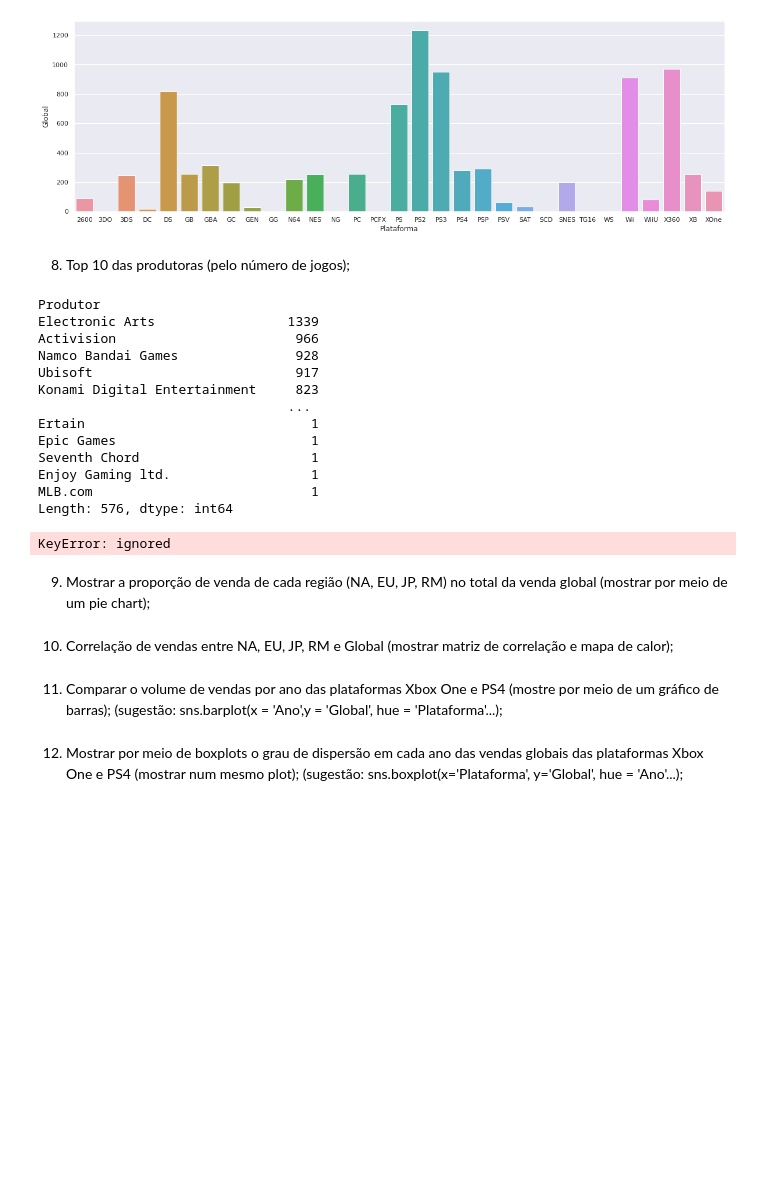
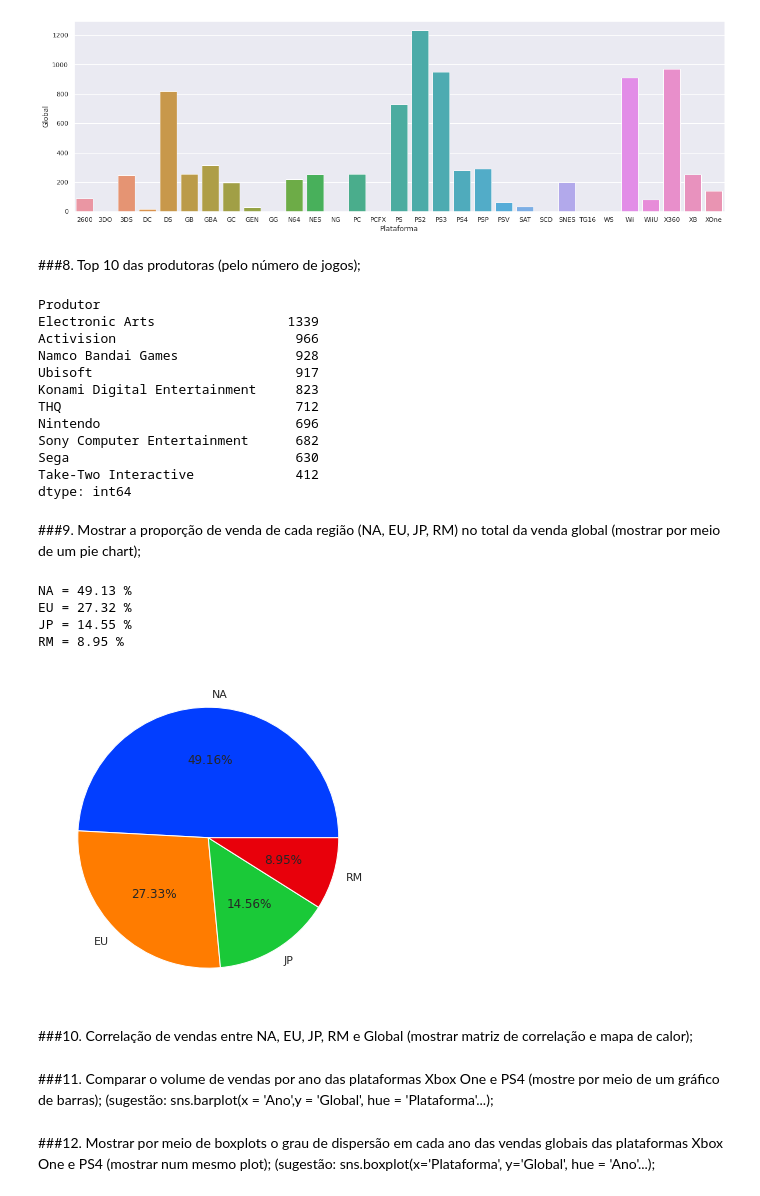
Before and after one commit to nicholascfp/DSBD, a Jupyter notebook: Notebooks/Tarefa_3_6_Nícholas.ipynb, the cells around one changed output. Cells and saved outputs as stored; diff of their text form; code cells hidden in the pictures; blank space fills up the shorter version.

```diff
--- a/Notebooks/Tarefa_3_6_Nícholas.ipynb
+++ b/Notebooks/Tarefa_3_6_Nícholas.ipynb
@@ -301,15 +301,10 @@ plt.show()
 30       XOne   141.06
 [figure]
 # %% [markdown]
-8. Top 10 das produtoras (pelo número de jogos);
+###8. Top 10 das produtoras (pelo número de jogos);
 # %%
-producers = df.value_counts(subset= ['Produtor'], ascending = False)
-print(producers)
+top_10_producers = df.value_counts(subset= ['Produtor'], dropna = True, ascending = False)
 
-top_10_producers = df.sort_values(by = producers)
-top_10_producers
-
-#top_10_producers = df.sort_values(by = ['Produtor'], ascending = False)
 top_10_producers.head(10)
 # %% [output]
 Produtor
@@ -318,20 +313,45 @@ Activision                       966
 Namco Bandai Games               928
 Ubisoft                          917
 Konami Digital Entertainment     823
-                                ...
-Ertain                             1
-Epic Games                         1
-Seventh Chord                      1
-Enjoy Gaming ltd.                  1
-MLB.com                            1
-Length: 576, dtype: int64
+THQ                              712
+Nintendo                         696
+Sony Computer Entertainment      682
+Sega                             630
+Take-Two Interactive             412
+dtype: int64
-KeyError: ignored
 # %% [markdown]
-9. Mostrar a proporção de venda de cada região (NA, EU, JP, RM) no total da venda global (mostrar por meio de um pie chart);
+###9. Mostrar a proporção de venda de cada região (NA, EU, JP, RM) no total da venda global (mostrar por meio de um pie chart);
+# %%
+na = df['NA'].sum()
+eu = df['EU'].sum()
+jp = df['JP'].sum()
+rm = df['RM'].sum()
+#glob = df['Global'].sum()
+
+print("NA =", round((df['NA'].sum()/df['Global'].sum())*100,2),"%")
+print("EU =", round((df['EU'].sum()/df['Global'].sum())*100,2),"%")
+print("JP =", round((df['JP'].sum()/df['Global'].sum())*100,2),"%")
+print("RM =", round((df['RM'].sum()/df['Global'].sum())*100,2),"%")
+
+#define data
+data = [na, eu, jp, rm]
+labels = ['NA', 'EU', 'JP', 'RM']
+
+#define Seaborn color palette to use
+colors = sbn.color_palette('bright')[0:5]
+
+#create pie chart
+plt.pie(data, labels = labels, colors = colors, autopct='%.2f%%')
+plt.show()
+# %% [output]
+NA = 49.13 %
+EU = 27.32 %
+JP = 14.55 %
+RM = 8.95 %
+[figure, added]
 # %% [markdown]
-10. Correlação de vendas entre NA, EU, JP, RM e Global (mostrar matriz de correlação e mapa de calor);
+###10. Correlação de vendas entre NA, EU, JP, RM e Global (mostrar matriz de correlação e mapa de calor);
 # %% [markdown]
-11. Comparar o volume de vendas por ano das plataformas Xbox One e PS4 (mostre por meio de um gráfico de barras); (sugestão:
-sns.barplot(x = 'Ano',y = 'Global', hue = 'Plataforma'...);
+###11. Comparar o volume de vendas por ano das plataformas Xbox One e PS4 (mostre por meio de um gráfico de barras); (sugestão: sns.barplot(x = 'Ano',y = 'Global', hue = 'Plataforma'...);
 # %% [markdown]
-12. Mostrar por meio de boxplots o grau de dispersão em cada ano das vendas globais das plataformas Xbox One e PS4 (mostrar num mesmo plot); (sugestão: sns.boxplot(x='Plataforma', y='Global', hue = 'Ano'...);
+###12. Mostrar por meio de boxplots o grau de dispersão em cada ano das vendas globais das plataformas Xbox One e PS4 (mostrar num mesmo plot); (sugestão: sns.boxplot(x='Plataforma', y='Global', hue = 'Ano'...);
```
Also changed, not shown: parts of 10 cells of this notebook.
